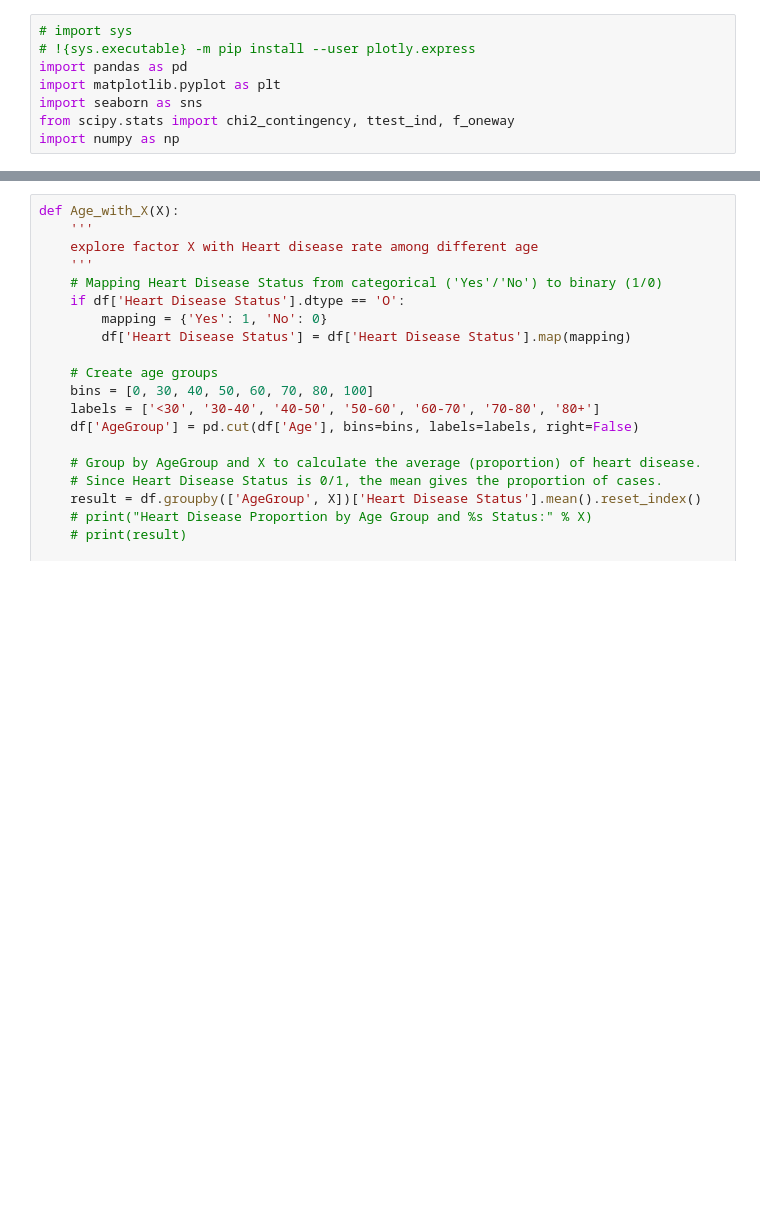
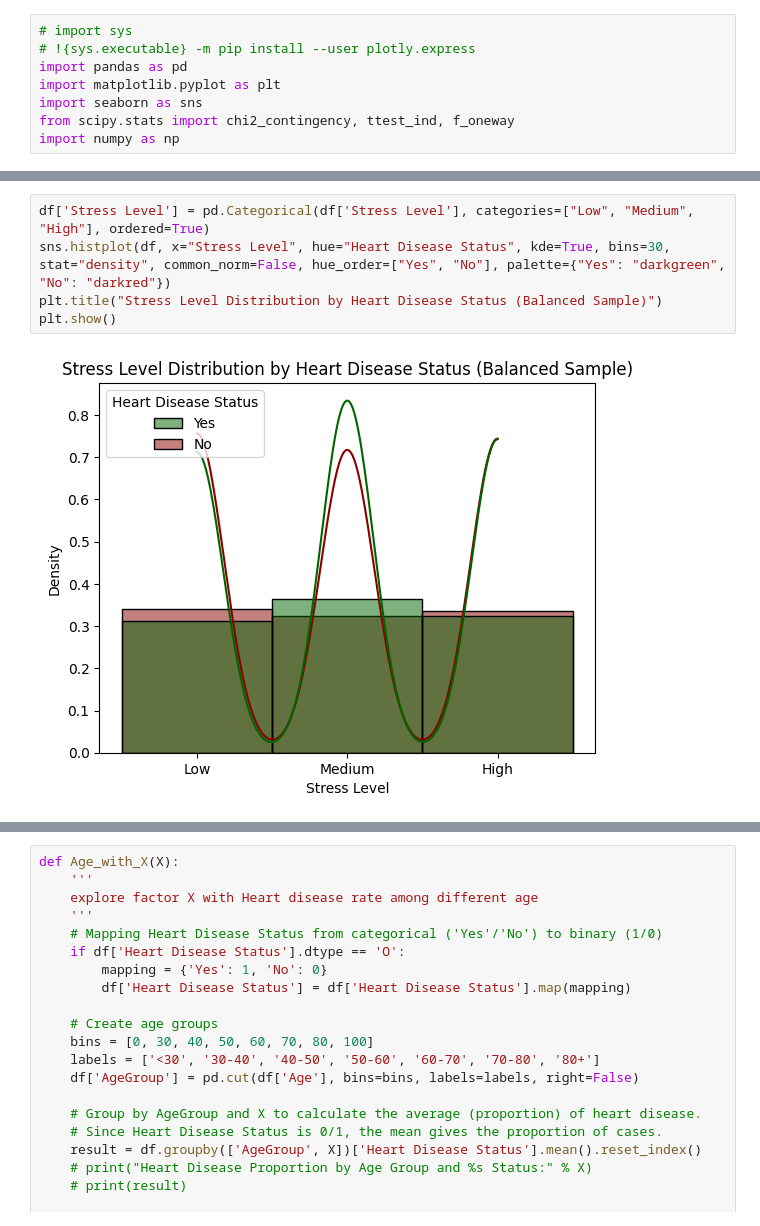
Before and after one commit to FrancGarcia/heart-disease-analysis, a Jupyter notebook: Visualization/visualization.ipynb, the cells around one changed output, grey strips where cells are left out. Drawn from its saved outputs; the diff is of its cells as text; blank space fills up the shorter version.

```diff
--- a/Visualization/visualization.ipynb
+++ b/Visualization/visualization.ipynb
@@ -102,0 +106,7 @@ plt.show()
+# %%
+df['Stress Level'] = pd.Categorical(df['Stress Level'], categories=["Low", "Medium", "High"], ordered=True)
+sns.histplot(df, x="Stress Level", hue="Heart Disease Status", kde=True, bins=30, stat="density", common_norm=False, hue_order=["Yes", "No"], palette={"Yes": "darkgreen", "No": "darkred"})
+plt.title("Stress Level Distribution by Heart Disease Status (Balanced Sample)")
+plt.show()
+# %% [output]
+[figure, added]
```
Also changed, not shown: parts of 12 cells of this notebook, 4 other files.
